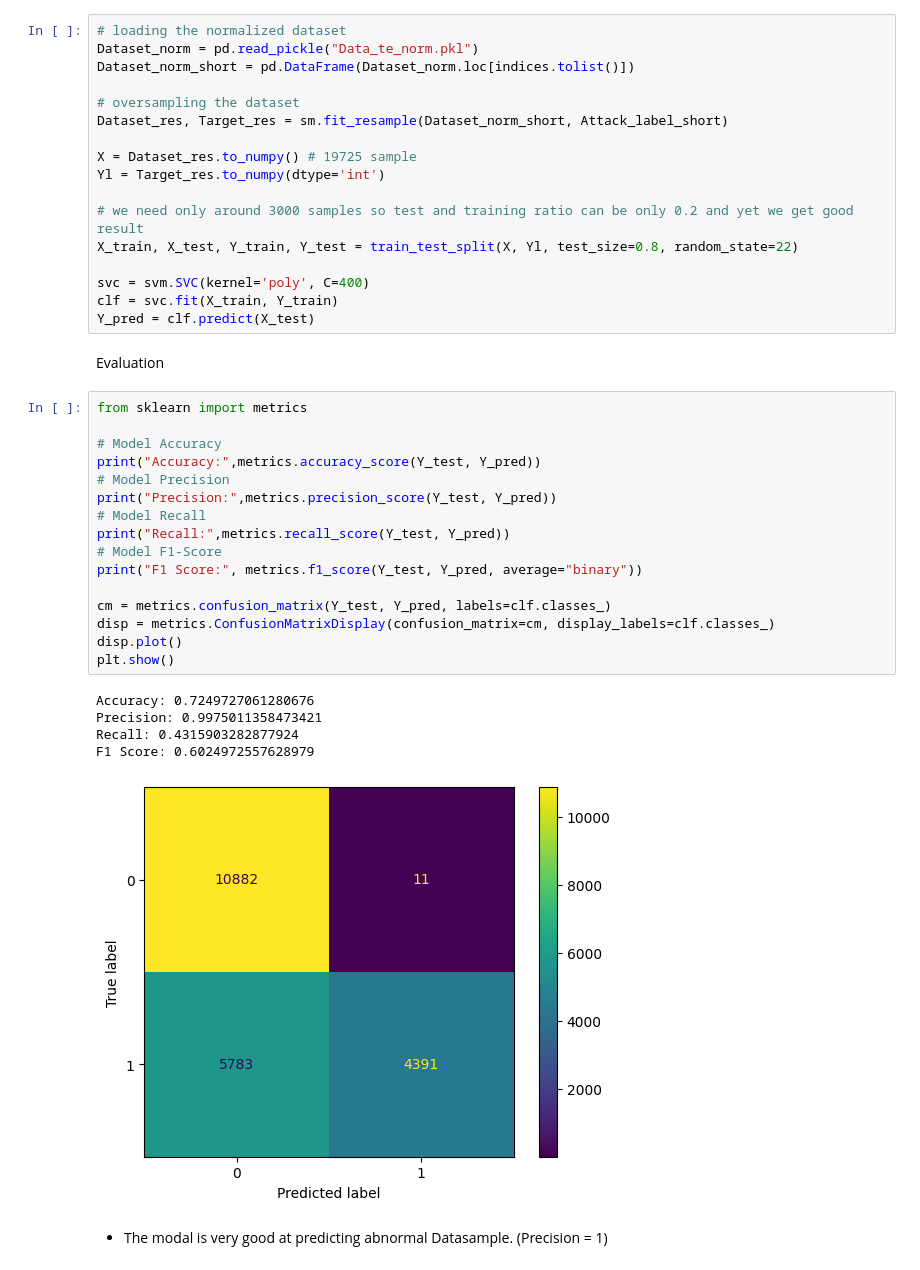
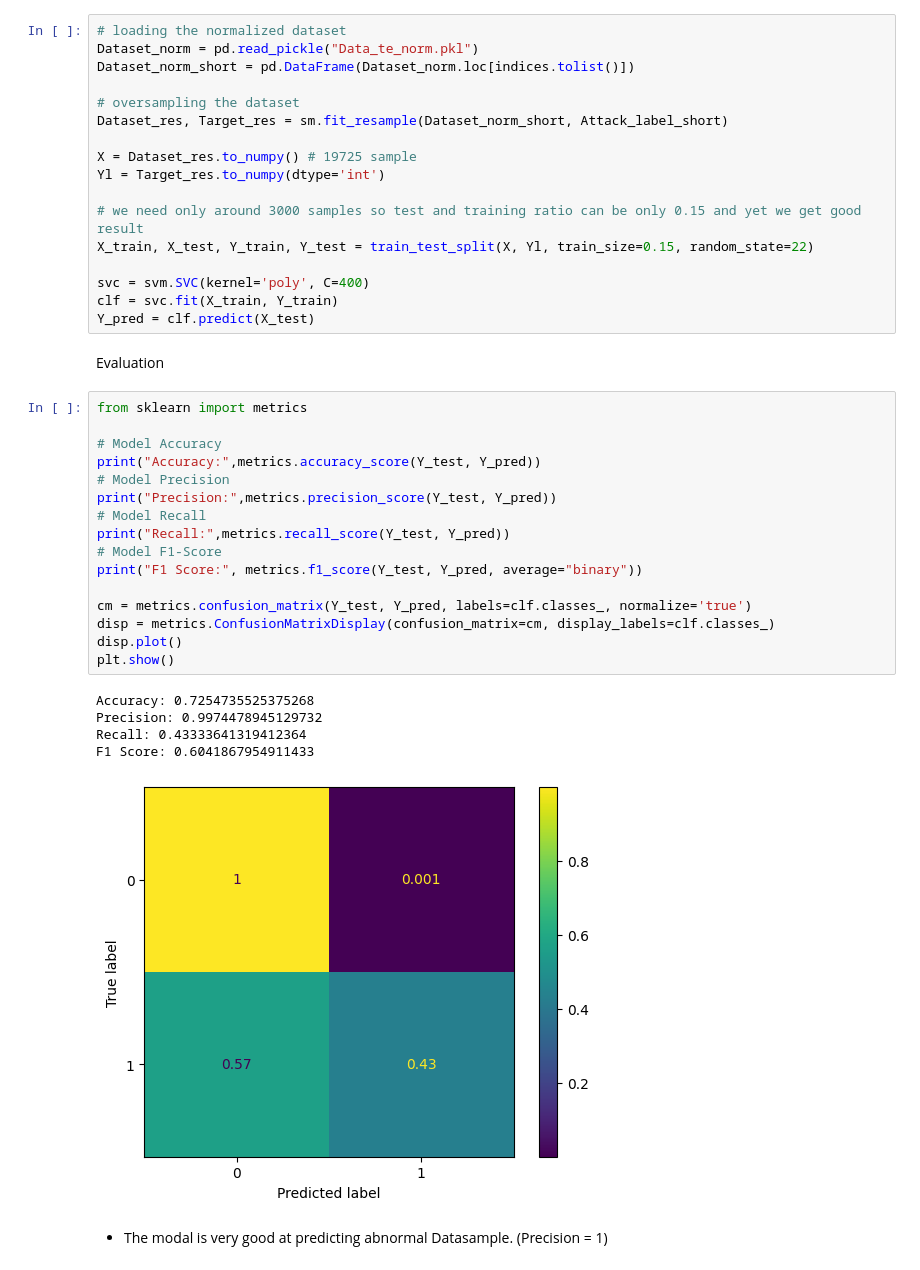
Before and after one commit to Harish-Projects/Bachelorarbeit, a Jupyter notebook: SVM.ipynb, the cells around one changed output. Saved outputs shown, nothing was run; the diff lists cells and outputs as text.

```diff
--- a/SVM.ipynb
+++ b/SVM.ipynb
@@ -366,8 +323,8 @@ Dataset_res, Target_res = sm.fit_resample(Dataset_norm_short, Attack_label_short
 X = Dataset_res.to_numpy() # 19725 sample
 Yl = Target_res.to_numpy(dtype='int')
 
-# we need only around 3000 samples so test and training ratio can be only 0.2 and yet we get good result
-X_train, X_test, Y_train, Y_test = train_test_split(X, Yl, test_size=0.8, random_state=22)
+# we need only around 3000 samples so test and training ratio can be only 0.15 and yet we get good result
+X_train, X_test, Y_train, Y_test = train_test_split(X, Yl, train_size=0.15, random_state=22)
 
 svc = svm.SVC(kernel='poly', C=400)
 clf = svc.fit(X_train, Y_train)
@@ -377,25 +334,25 @@ Evaluation
 # %%
 from sklearn import metrics
 
 # Model Accuracy
 print("Accuracy:",metrics.accuracy_score(Y_test, Y_pred))
 # Model Precision
 print("Precision:",metrics.precision_score(Y_test, Y_pred))
 # Model Recall
 print("Recall:",metrics.recall_score(Y_test, Y_pred))
 # Model F1-Score
 print("F1 Score:", metrics.f1_score(Y_test, Y_pred, average="binary"))
 
-cm = metrics.confusion_matrix(Y_test, Y_pred, labels=clf.classes_)
+cm = metrics.confusion_matrix(Y_test, Y_pred, labels=clf.classes_, normalize='true')
 disp = metrics.ConfusionMatrixDisplay(confusion_matrix=cm, display_labels=clf.classes_)
 disp.plot()
 plt.show()
 # %% [output]
-Accuracy: 0.7249727061280676
-Precision: 0.9975011358473421
-Recall: 0.4315903282877924
-F1 Score: 0.6024972557628979
+Accuracy: 0.7254735525375268
+Precision: 0.9974478945129732
+Recall: 0.43333641319412364
+F1 Score: 0.6041867954911433
-[figure, old version]
+[figure, new version]
 # %% [markdown]
 * The modal is very good at predicting abnormal Datasample. (Precision = 1)
 # %%
```
Also changed, not shown: parts of 34 cells of this notebook, 2 other files.
